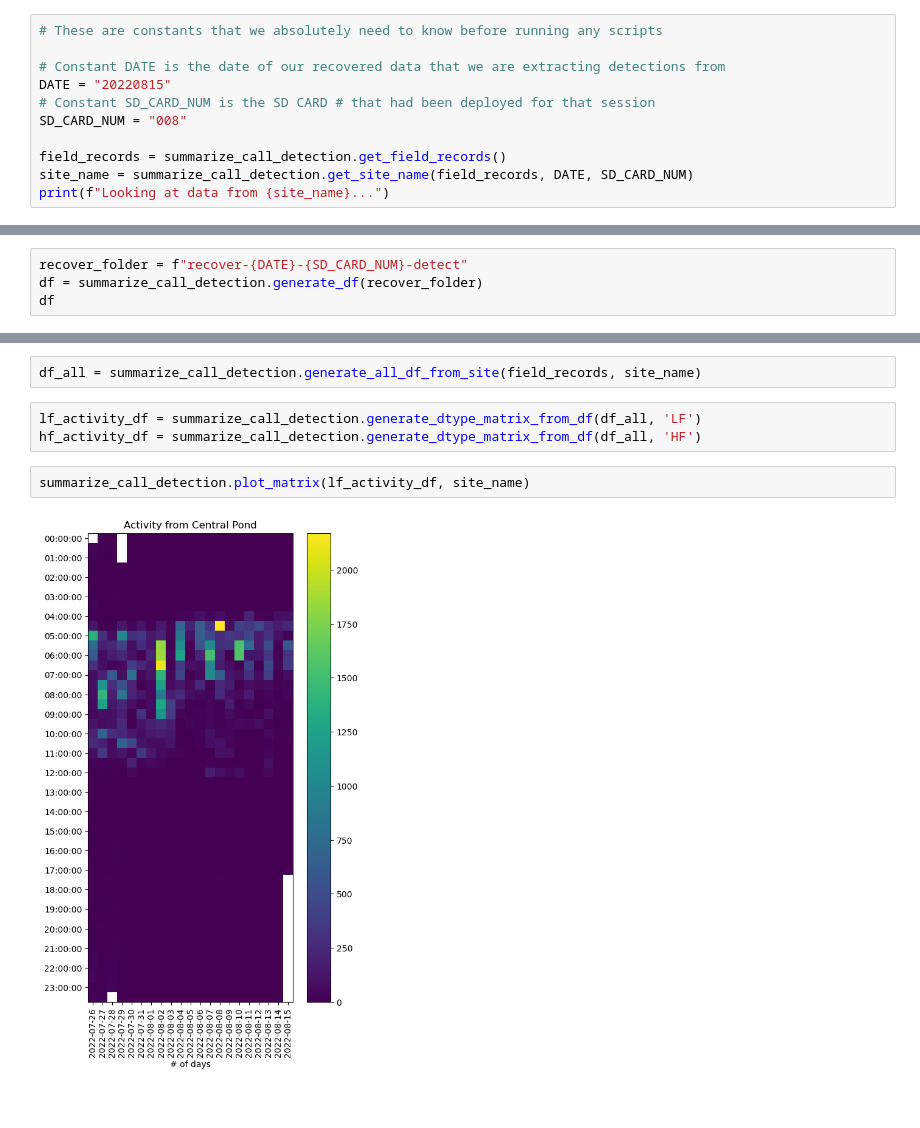
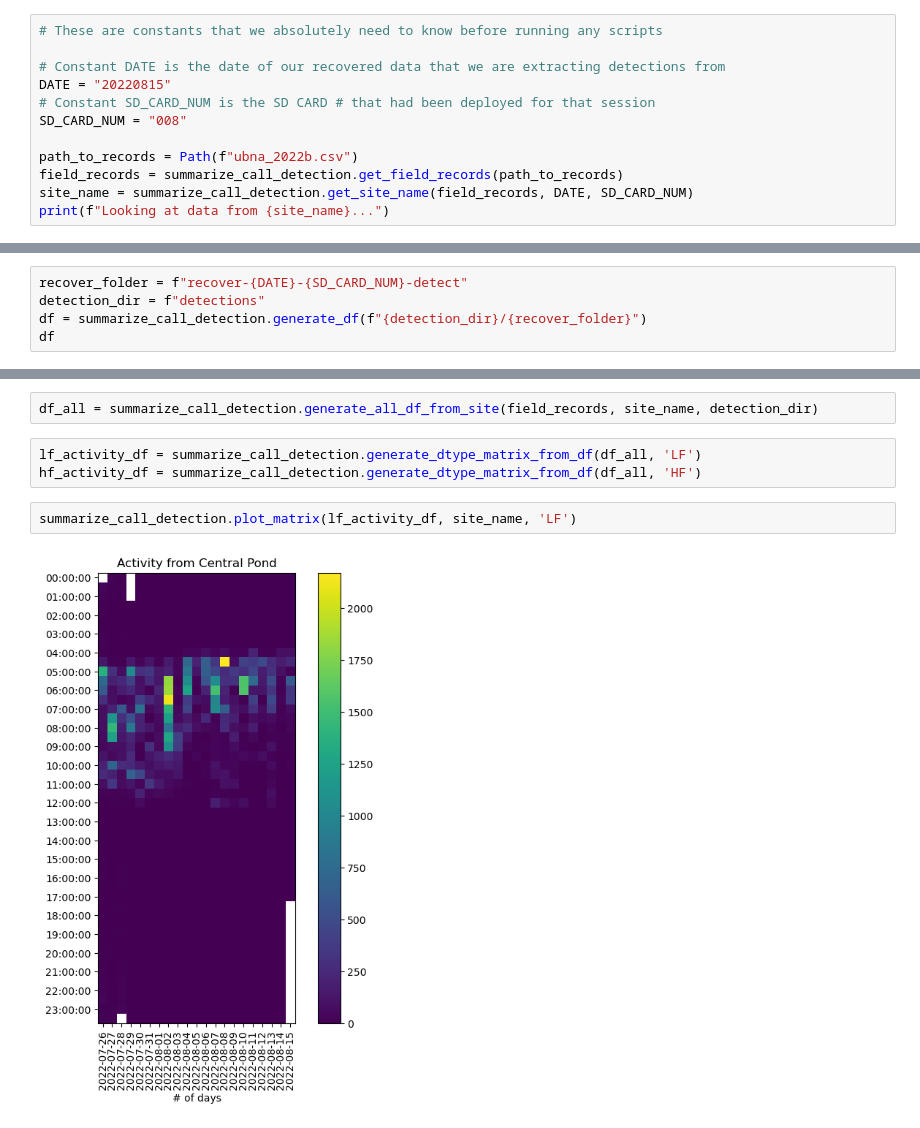
Before and after one commit to uw-echospace/ubna-field, a Jupyter notebook: notebooks/call_number_plotter.ipynb, the cells around one changed output, grey strips where cells are left out. Drawn from its saved outputs; the diff is of its cells as text.

```diff
--- a/notebooks/call_number_plotter.ipynb
+++ b/notebooks/call_number_plotter.ipynb
@@ -25,14 +25,16 @@ DATE = "20220815"
 # Constant SD_CARD_NUM is the SD CARD # that had been deployed for that session
 SD_CARD_NUM = "008"
 
-field_records = summarize_call_detection.get_field_records()
+path_to_records = Path(f"ubna_2022b.csv")
+field_records = summarize_call_detection.get_field_records(path_to_records)
 site_name = summarize_call_detection.get_site_name(field_records, DATE, SD_CARD_NUM)
 print(f"Looking at data from {site_name}...")
 # %% [output]
 Looking at data from Central Pond...
 # %%
 recover_folder = f"recover-{DATE}-{SD_CARD_NUM}-detect"
-df = summarize_call_detection.generate_df(recover_folder)
+detection_dir = f"detections"
+df = summarize_call_detection.generate_df(f"{detection_dir}/{recover_folder}")
 df
 # %% [output]
 |  | File Names | Date | Start Time (UTC) | End Time (UTC) | # of LF detections | # of HF detections |
@@ -60,12 +62,12 @@ summarize_call_detection.plot_total(df, site_name)
 # %% [output]
 [figure]
 # %%
-df_all = summarize_call_detection.generate_all_df_from_site(field_records, site_name)
+df_all = summarize_call_detection.generate_all_df_from_site(field_records, site_name, detection_dir)
 # %%
 lf_activity_df = summarize_call_detection.generate_dtype_matrix_from_df(df_all, 'LF')
 hf_activity_df = summarize_call_detection.generate_dtype_matrix_from_df(df_all, 'HF')
 # %%
-summarize_call_detection.plot_matrix(lf_activity_df, site_name)
+summarize_call_detection.plot_matrix(lf_activity_df, site_name, 'LF')
 # %% [output]
-[figure, old version]
+[figure, new version]
 # %%
```
Also changed, not shown: parts of 1 cell of this notebook, 2 other files.
